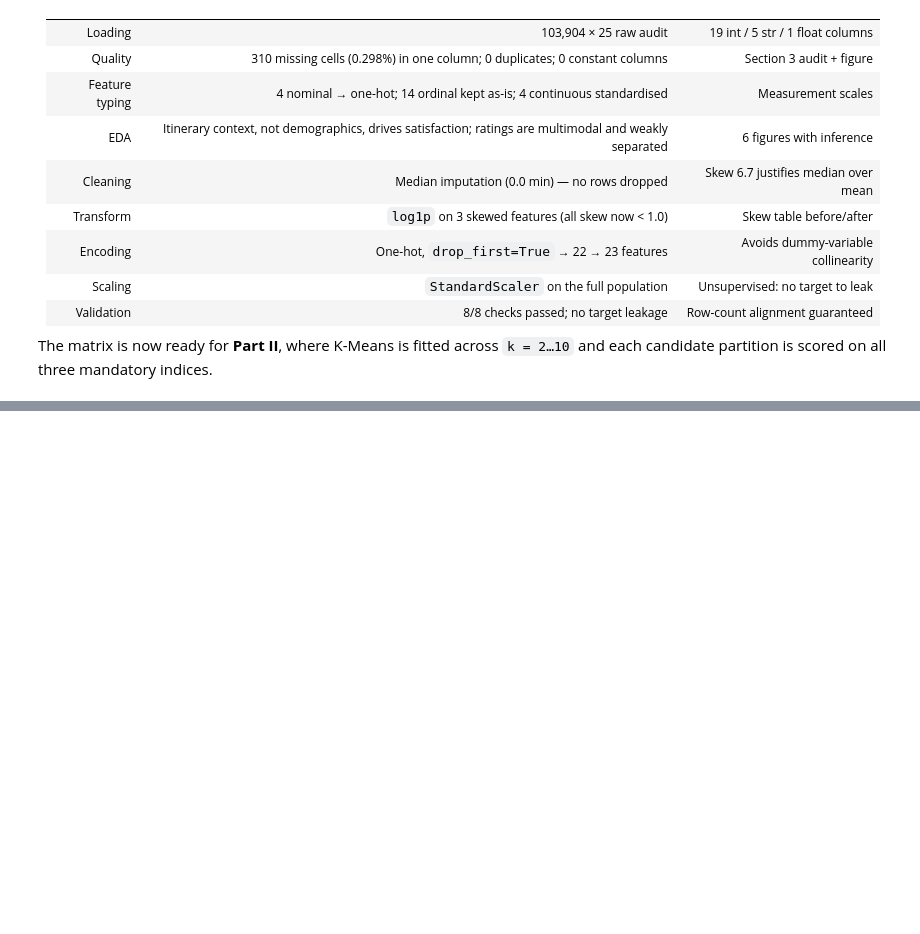
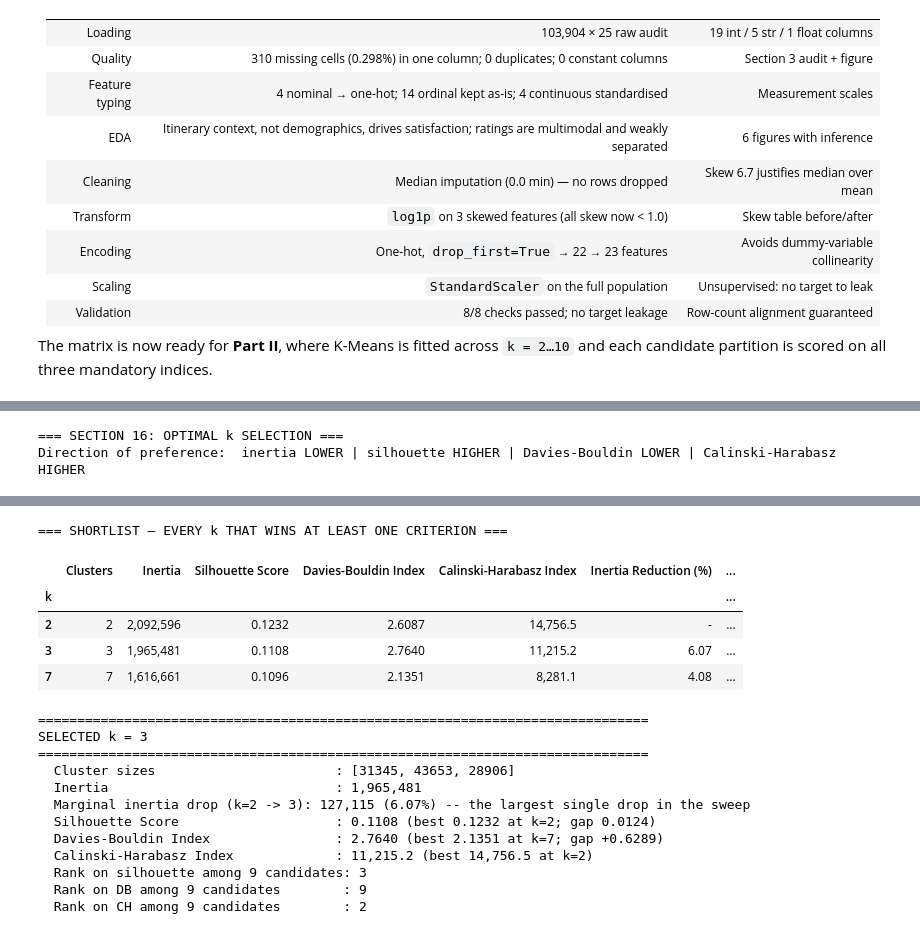
Before and after one commit to Phyboc/Machine-Learning-CaseStudy, a Jupyter notebook: src/clustering/clustering.ipynb, the cells around one changed output, grey strips where cells are left out. Saved outputs shown, nothing was run; the diff lists cells and outputs as text; code cells hidden in the pictures; blank space fills up the shorter version.

```diff
--- a/src/clustering/clustering.ipynb
+++ b/src/clustering/clustering.ipynb
@@ -1154,0 +1652,60 @@ scored on all three mandatory indices.
+# %%
+print("=== SECTION 16: OPTIMAL k SELECTION ===")
+print("Direction of preference:  inertia LOWER | silhouette HIGHER | Davies-Bouldin LOWER | Calinski-Harabasz HIGHER\n")
+
+criteria = {
+    "Elbow — largest marginal inertia drop": best_k_elbow,
+    "Silhouette Score (higher better)": best_k_silhouette,
+    "Davies-Bouldin Index (lower better)": best_k_db,
+    "Calinski-Harabasz Index (higher better)": best_k_ch,
+}
+display(pd.DataFrame({"Criterion": list(criteria.keys()),
+                      "Preferred k": [f"k = {v}" for v in criteria.values()]}).set_index("Criterion"))
+
+# Shortlist every k that wins at least one criterion, plus the elbow winner
+shortlist_k = sorted(set(criteria.values()))
+shortlist = sweep_df.loc[shortlist_k,
+                         ["Clusters", "Inertia", "Silhouette Score", "Davies-Bouldin Index",
+                          "Calinski-Harabasz Index", "Inertia Reduction (%)"]].copy()
+shortlist["Criteria won"] = [sum(1 for v in criteria.values() if v == k) for k in shortlist.index]
+
+print("=== SHORTLIST — EVERY k THAT WINS AT LEAST ONE CRITERION ===")
+display(shortlist.style.format({
+    "Inertia": "{:,.0f}", "Silhouette Score": "{:.4f}",
+    "Davies-Bouldin Index": "{:.4f}", "Calinski-Harabasz Index": "{:,.1f}",
+    "Inertia Reduction (%)": "{:.2f}",
+}, na_rep="-").highlight_max(subset=["Silhouette Score", "Calinski-Harabasz Index", "Criteria won"],
+                              color="#d4f7d4")
+         .highlight_min(subset=["Davies-Bouldin Index"], color="#d4f7d4"))
+
+# ---------------------------------------------------------------------------------
+# DECISION: k = 3
+# ---------------------------------------------------------------------------------
+SELECTED_K = 3
+sel = sweep_df.loc[SELECTED_K]
+
+gap_to_best = sweep_df["Silhouette Score"].max() - sel["Silhouette Score"]
+db_gap = sel["Davies-Bouldin Index"] - sweep_df["Davies-Bouldin Index"].min()
+
+print(f"\n{'=' * 78}")
+print(f"SELECTED k = {SELECTED_K}")
+print(f"{'=' * 78}")
+print(f"  Cluster sizes                       : {np.bincount(sweep_models[SELECTED_K].labels_).tolist()}")
+print(f"  Inertia                             : {sel['Inertia']:,.0f}")
+print(f"  Marginal inertia drop (k={SELECTED_K - 1} -> {SELECTED_K}): {sel['Inertia Reduction']:,.0f} "
+      f"({sel['Inertia Reduction (%)']:.2f}%) -- the largest single drop in the sweep")
+print(f"  Silhouette Score                    : {sel['Silhouette Score']:.4f} "
+      f"(best {sweep_df['Silhouette Score'].max():.4f} at k={best_k_silhouette}; gap {gap_to_best:.4f})")
+print(f"  Davies-Bouldin Index                : {sel['Davies-Bouldin Index']:.4f} "
+      f"(best {sweep_df['Davies-Bouldin Index'].min():.4f} at k={best_k_db}; gap +{db_gap:.4f})")
+print(f"  Calinski-Harabasz Index             : {sel['Calinski-Harabasz Index']:,.1f} "
+      f"(best {sweep_df['Calinski-Harabasz Index'].max():,.1f} at k={best_k_ch})")
+print(f"  Rank on silhouette among 9 candidates: "
+      f"{int(sweep_df['Silhouette Score'].rank(ascending=False).loc[SELECTED_K])}")
+print(f"  Rank on DB among 9 candidates        : "
+      f"{int(sweep_df['Davies-Bouldin Index'].rank(ascending=True).loc[SELECTED_K])}")
+print(f"  Rank on CH among 9 candidates        : "
+      f"{int(sweep_df['Calinski-Harabasz Index'].rank(ascending=False).loc[SELECTED_K])}")
+# %% [output]
+=== SECTION 16: OPTIMAL k SELECTION ===
+Direction of preference:  inertia LOWER | silhouette HIGHER | Davies-Bouldin LOWER | Calinski-Harabasz HIGHER
@@ -1154,0 +1718,18 @@ scored on all three mandatory indices.
+=== SHORTLIST — EVERY k THAT WINS AT LEAST ONE CRITERION ===
+|  | Clusters | Inertia | Silhouette Score | Davies-Bouldin Index | Calinski-Harabasz Index | Inertia Reduction (%) | ... |
+| k |  |  |  |  |  |  | ... |
+| 2 | 2 | 2,092,596 | 0.1232 | 2.6087 | 14,756.5 | - | ... |
+| 3 | 3 | 1,965,481 | 0.1108 | 2.7640 | 11,215.2 | 6.07 | ... |
+| 7 | 7 | 1,616,661 | 0.1096 | 2.1351 | 8,281.1 | 4.08 | ... |
+==============================================================================
+SELECTED k = 3
+==============================================================================
+  Cluster sizes                       : [31345, 43653, 28906]
+  Inertia                             : 1,965,481
+  Marginal inertia drop (k=2 -> 3): 127,115 (6.07%) -- the largest single drop in the sweep
+  Silhouette Score                    : 0.1108 (best 0.1232 at k=2; gap 0.0124)
+  Davies-Bouldin Index                : 2.7640 (best 2.1351 at k=7; gap +0.6289)
+  Calinski-Harabasz Index             : 11,215.2 (best 14,756.5 at k=2)
+  Rank on silhouette among 9 candidates: 3
+  Rank on DB among 9 candidates        : 9
+  Rank on CH among 9 candidates        : 2
```
Also changed, not shown: parts of 18 cells of this notebook, 2 other files.
